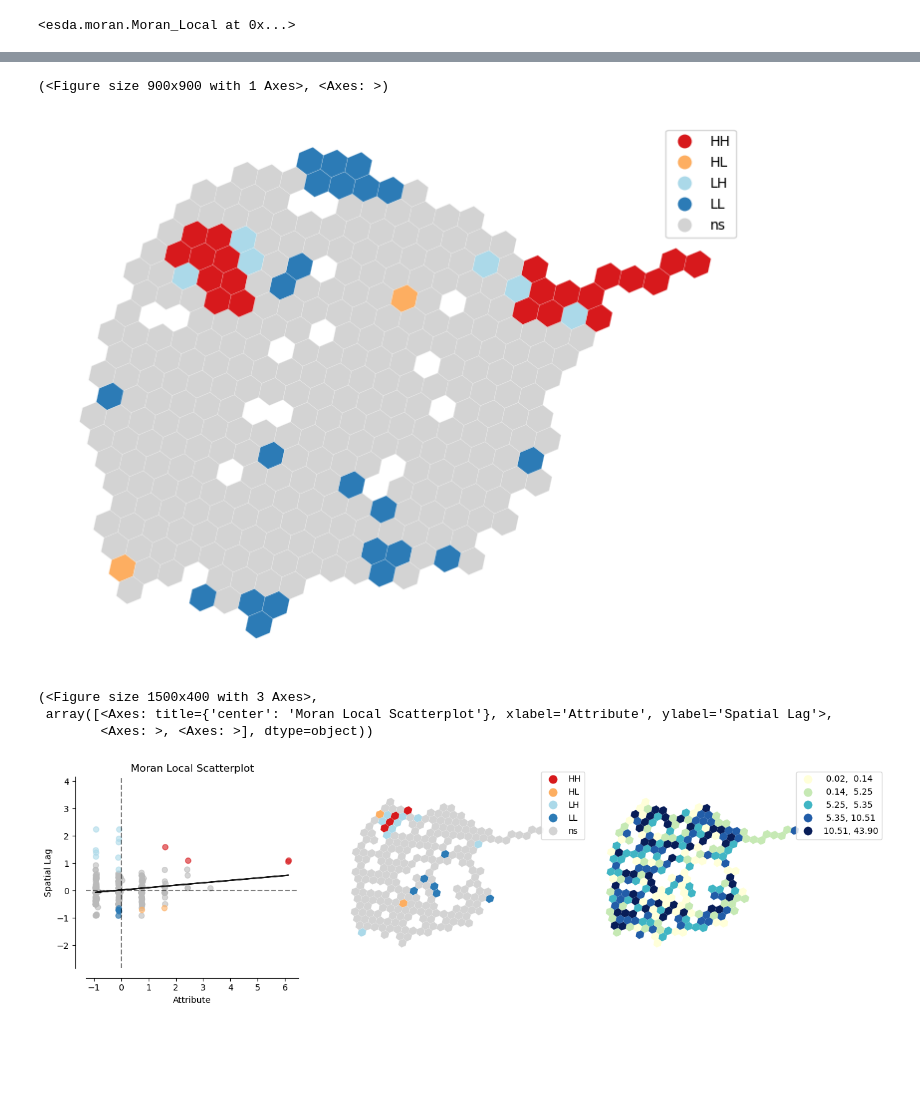
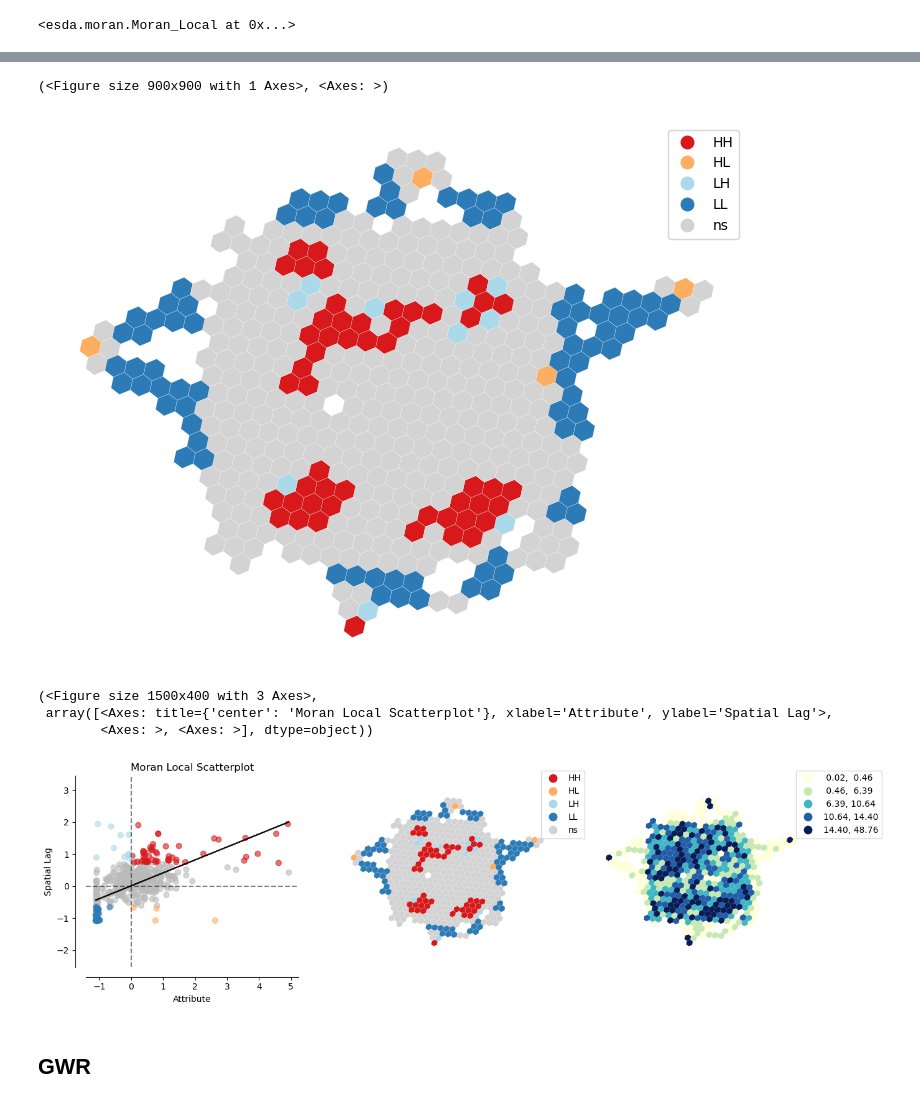
Before and after one commit to XanderPENG/matsim-xp, a Jupyter notebook: src/main/python/freight_emission/spatial_autocorrelationAndGWR.ipynb, the cells around one changed output, grey strips where cells are left out. Drawn from its saved outputs; the diff is of its cells as text; code cells hidden in the pictures; blank space fills up the shorter version.

Commit message:
complete spatial unit agg anls codes/files
update the codes for spatial unit (h3Res10) agg analysis; upload the related outputs

```diff
--- a/src/main/python/freight_emission/spatial_autocorrelationAndGWR.ipynb
+++ b/src/main/python/freight_emission/spatial_autocorrelationAndGWR.ipynb
@@ -12,6 +14,6 @@ from splot.esda import moran_facet,moran_scatterplot,lisa_cluster,plot_local_aut
 # %% [markdown]
 # Test
 # %%
-cb_emissions_h3Res10_gdf = gpd.read_file(r'/Volumes/External/gitProj/xanderPeng/data/clean/freightEmissions/shp/cb/130/h3Res10/h3Res10_dropna.shp')
-cb_emissions_h3Res10_gdf
+basic_emissions_h3Res10_gdf = gpd.read_file(r'../../../../data/clean/freightEmissions/shp/stats/Basic_stats_h3Res10.geojson')
+basic_emissions_h3Res10_gdf
 # %% [output]
@@ -31,7 +47,7 @@ cb_emissions_h3Res10_gdf
 # %% [markdown]
 ## Test on Moran I
 # %%
-spatial_weights = lps.weights.Queen.from_dataframe(cb_emissions_h3Res10_gdf)
+spatial_weights = lps.weights.Queen.from_dataframe(basic_emissions_h3Res10_gdf)
 spatial_weights.transform = 'r'
 spatial_weights
 # %% [output]
@@ -68,7 +84,7 @@ plot_moran(moran_I)
 # %% [markdown]
 ### Local Moran I
 # %%
-lisa = ps_explore.esda.Moran_Local(cb_emissions_h3Res10_gdf['air_qualit'], spatial_weights)
+lisa = ps_explore.esda.Moran_Local(basic_emissions_h3Res10_gdf['EPI_mean'], spatial_weights)
 lisa
 # %% [output]
 <esda.moran.Moran_Local at 0x...>
@@ -96,12 +152,14 @@ Local Moran's I: [ 9.32272515e-02  6.32415463e-02  1.80814701e-02  6.61922940e+0
 # %%
-lisa_cluster(lisa, cb_emissions_h3Res10_gdf, p=0.05, figsize=(9, 9))
+lisa_cluster(lisa, basic_emissions_h3Res10_gdf, p=0.05, figsize=(9, 9))
 # %% [output]
 (<Figure size 900x900 with 1 Axes>, <Axes: >)
-[figure, old version]
+[figure, new version]
 # %%
-plot_local_autocorrelation(lisa, cb_emissions_h3Res10_gdf, 'air_qualit')
+plot_local_autocorrelation(lisa, basic_emissions_h3Res10_gdf, 'EPI_mean')
 # %% [output]
 (<Figure size 1500x400 with 3 Axes>,
  array([<Axes: title={'center': 'Moran Local Scatterplot'}, xlabel='Attribute', ylabel='Spatial Lag'>,
         <Axes: >, <Axes: >], dtype=object))
-[figure, old version]
+[figure, new version]
+# %% [markdown]
+## GWR
```
Also changed, not shown: parts of 17 cells of this notebook, 34 other files.
